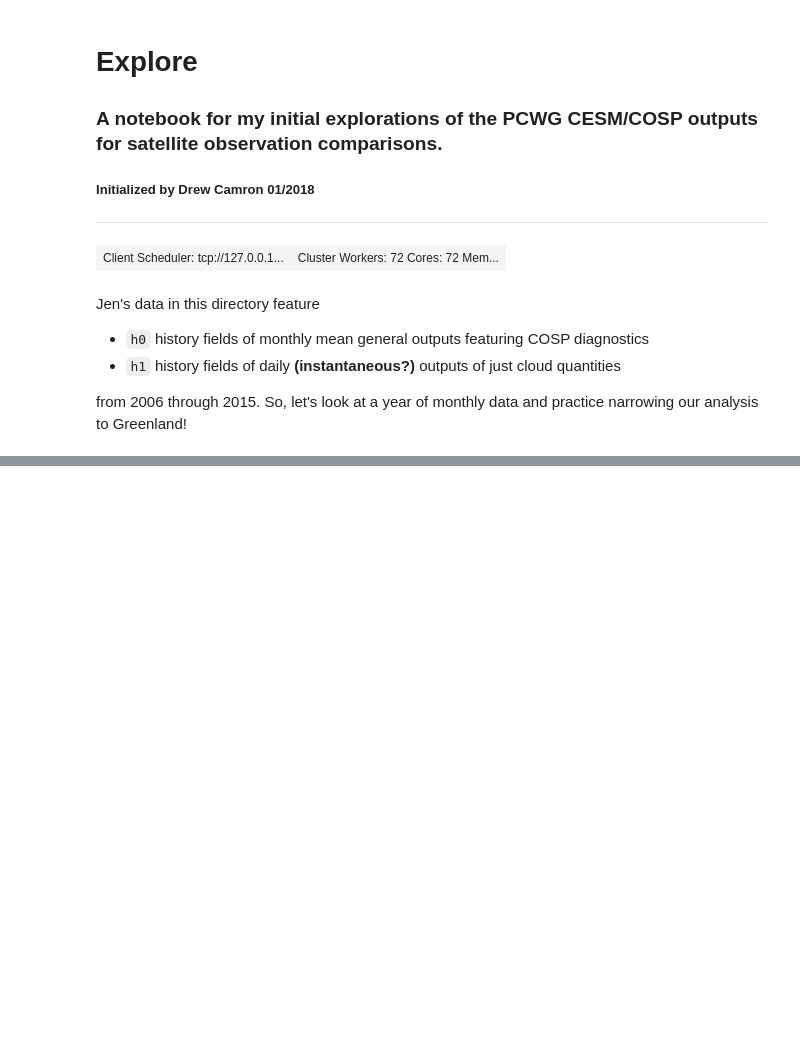
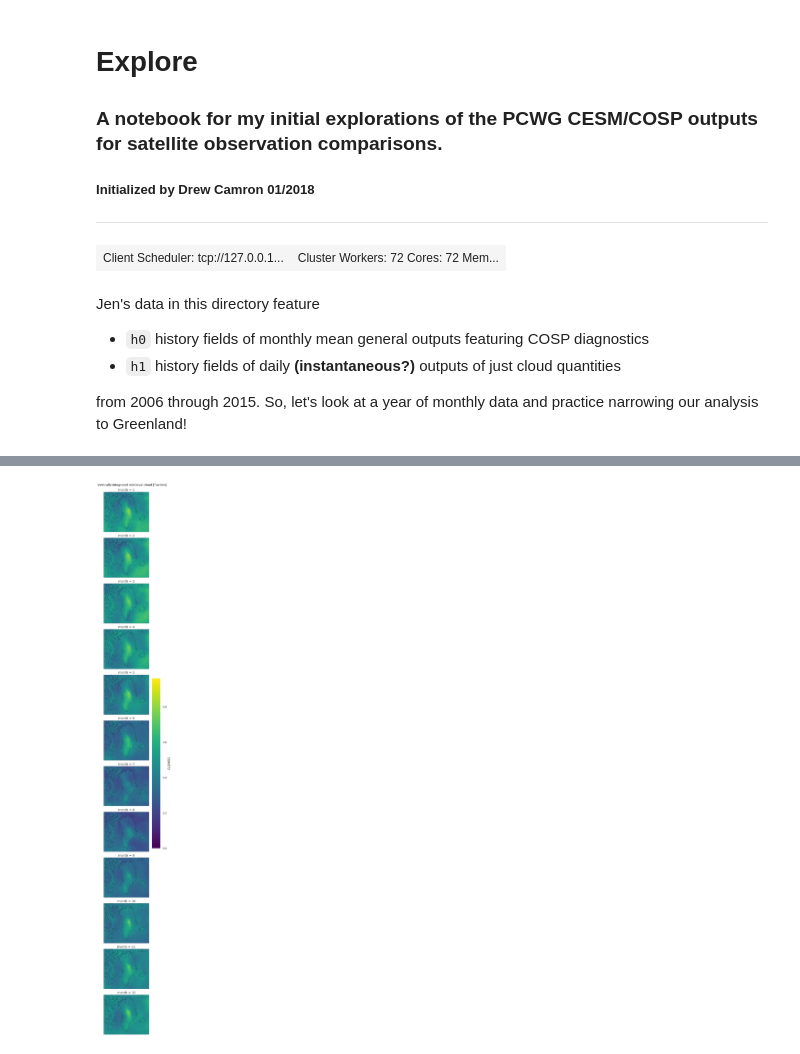
Before and after one commit to dcamron/cosp-explore, a Jupyter notebook: notebooks/explore.ipynb, the cells around one changed output, grey strips where cells are left out. Cells and saved outputs as stored; diff of their text form; code cells hidden in the pictures; blank space fills up the shorter version.

```diff
--- a/notebooks/explore.ipynb
+++ b/notebooks/explore.ipynb
@@ -61,0 +74,4 @@ cl = ax.coastlines()
+# %%
+meanmonth_plots('CLDMED')
+# %% [output]
+[figure, added]
```
Also changed, not shown: parts of 10 cells of this notebook, 6 other files.
